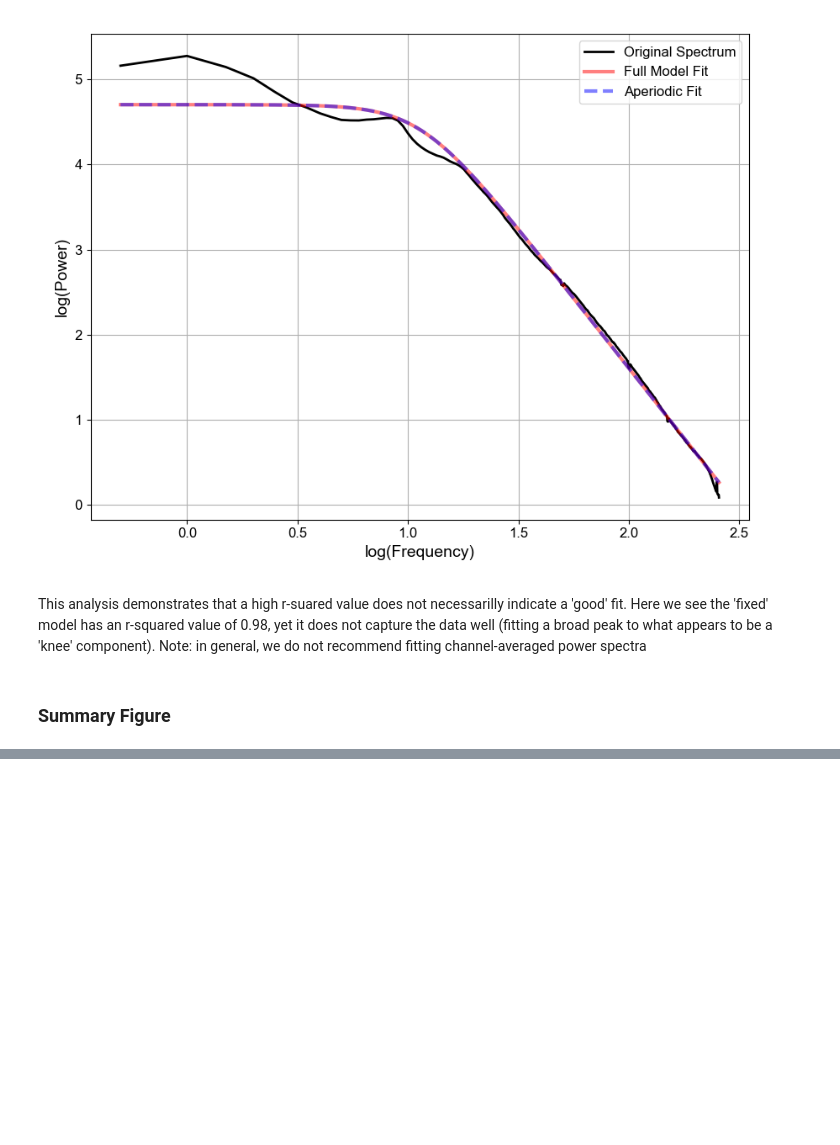
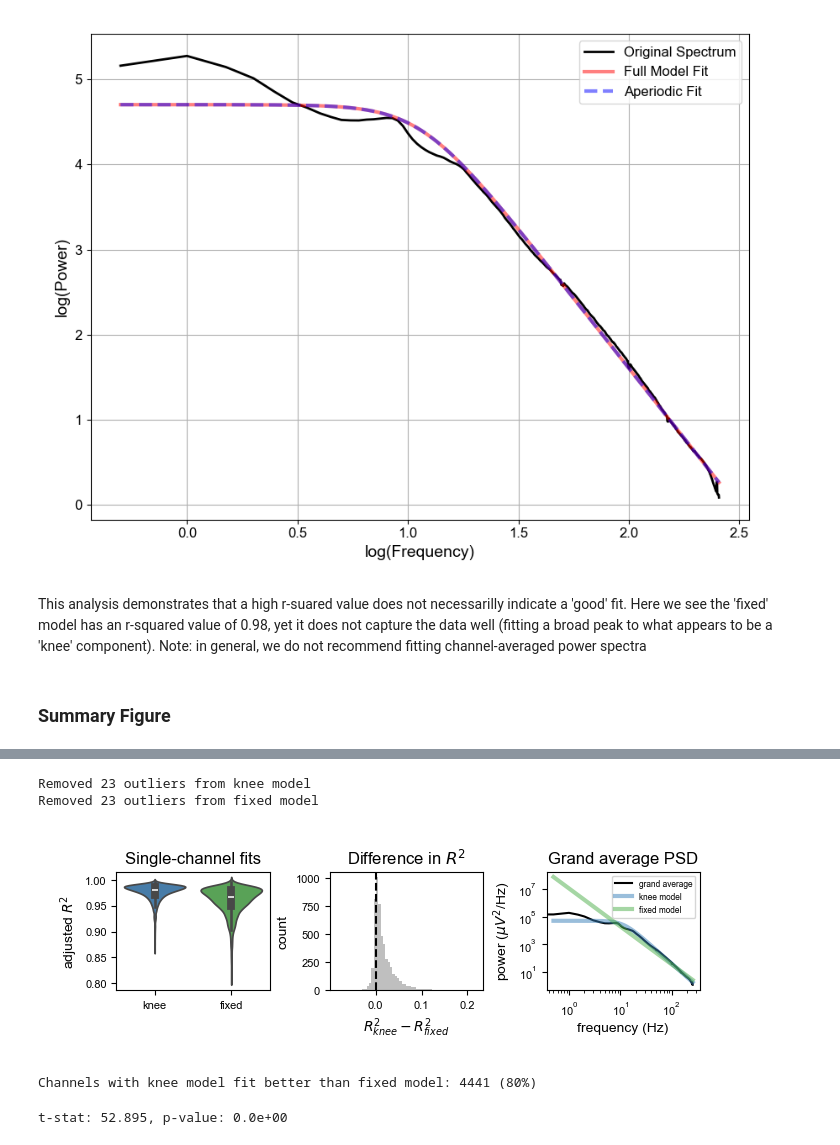
Before and after one commit to voytekresearch/oscillation_vs_exponent, a Jupyter notebook: notebooks/aperiodic_mode.ipynb, the cells around one changed output, grey strips where cells are left out. Saved outputs shown, nothing was run; the diff lists cells and outputs as text; code cells hidden in the pictures; blank space fills up the shorter version.

```diff
--- a/notebooks/aperiodic_mode.ipynb
+++ b/notebooks/aperiodic_mode.ipynb
@@ -384,0 +385,70 @@ Removed 23 outliers from fixed model
+# %%
+# manuscript figure
+
+REMOVE_OUTLIERS = True
+
+# create figure and gridspec
+fig, (ax1, ax2, ax3) = plt.subplots(1, 3, figsize=[6.5, 2])
+
+# plot subplot 1 - violin ----------------------------------------------------------------------
+# remove outliers
+if REMOVE_OUTLIERS:
+    outlier_thresh_knee = np.nanmean(r2_knee) - 5 * np.nanstd(r2_knee)
+    outlier_thresh_fixed = np.nanmean(r2_fixed) - 5 * np.nanstd(r2_fixed)
+    print(f"Removed {len(r2_knee_[r2_knee_<=outlier_thresh_knee])} outliers from knee model")
+    print(f"Removed {len(r2_fixed_[r2_fixed_<=outlier_thresh_fixed])} outliers from fixed model")
+
+# plot
+ax1.set_title('Single-channel fits')
+if REMOVE_OUTLIERS:
+    sns.violinplot(data=[r2_knee_[r2_knee_>outlier_thresh_knee],
+                        r2_fixed_[r2_fixed_>outlier_thresh_fixed]], ax=ax1,
+                        palette=[RGB[2], RGB[1]])
+else:
+    sns.violinplot(data=[r2_knee_, r2_fixed_], ax=ax1,
+                     palette=[RGB[2], RGB[1]])
+ax1.set(xticks=[0, 1], xticklabels=['knee', 'fixed'], ylabel="adjusted $R^2$")
+
+
+# plot subplot 2 - histogram ----------------------------------------------------------------------
+# compute difference in r-squared betwen models
+r2_diff = r2_knee - r2_fixed
+
+# plot
+ax2.hist(r2_diff, bins=60, alpha=0.5, label='knee - fixed', color='grey')
+ax2.set(xlabel="$R^2_{knee} - R^2_{fixed}$", ylabel="count")
+ax2.axvline(0, color='k', linestyle='--')
+ax2.set_title('Difference in $R^2$')
+
+# plot subplot 3 ----------------------------------------------------------------------
+ax3.plot(freq, psd, label='grand average', color='k')
+ax3.plot(fg_k.freqs, 10**fg_k._ap_fit, color=RGB[2], linewidth=3, alpha=0.5,
+         label='knee model')
+ax3.plot(fg_f.freqs,10**fg_f._ap_fit, color=RGB[1], linewidth=3, alpha=0.5,
+         label='fixed model')
+ax3.set(xlabel="frequency (Hz)", ylabel="power ($\u03BCV^2$/Hz)")
+ax3.set_title('Grand average PSD')
+ax3.set_xscale('log')
+ax3.set_yscale('log')
+ax3.legend()
+
+# save and show
+plt.savefig(f"{PROJECT_PATH}/figures/supporting_figures/fig_s1.png")
+plt.show()
+# %% [output]
+Removed 23 outliers from knee model
+Removed 23 outliers from fixed model
+[figure, added]
+# %%
+# print number of channels with knee model fit better than fixed model
+print(f"Channels with knee model fit better than fixed model: {np.sum(r2_diff > 0)} ({np.sum(r2_diff > 0) / len(r2_diff)*100:.0f}%)")
+# %% [output]
+Channels with knee model fit better than fixed model: 4441 (80%)
+# %%
+# run ttest between models
+from scipy.stats import ttest_rel
+
+t_stat, p_val = ttest_rel(r2_knee, r2_fixed, nan_policy='omit')
+print(f"t-stat: {t_stat:.3f}, p-value: {p_val:.1e}")
+# %% [output]
+t-stat: 52.895, p-value: 0.0e+00
```
Also changed, not shown: parts of 1 cell of this notebook.
